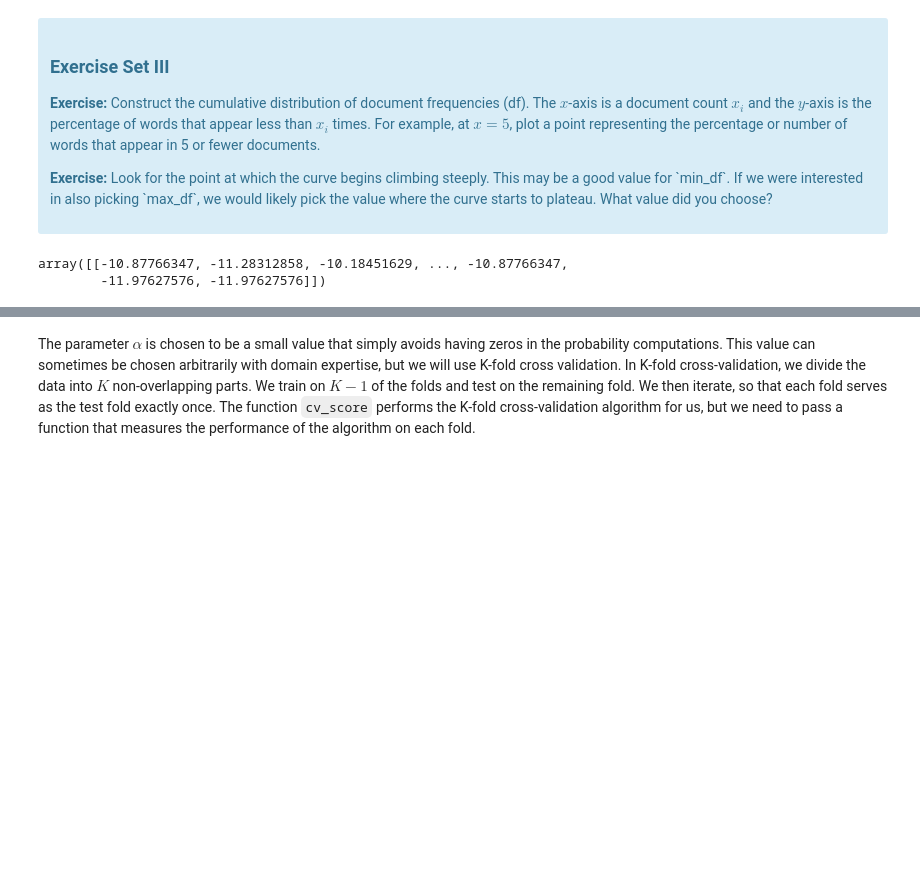
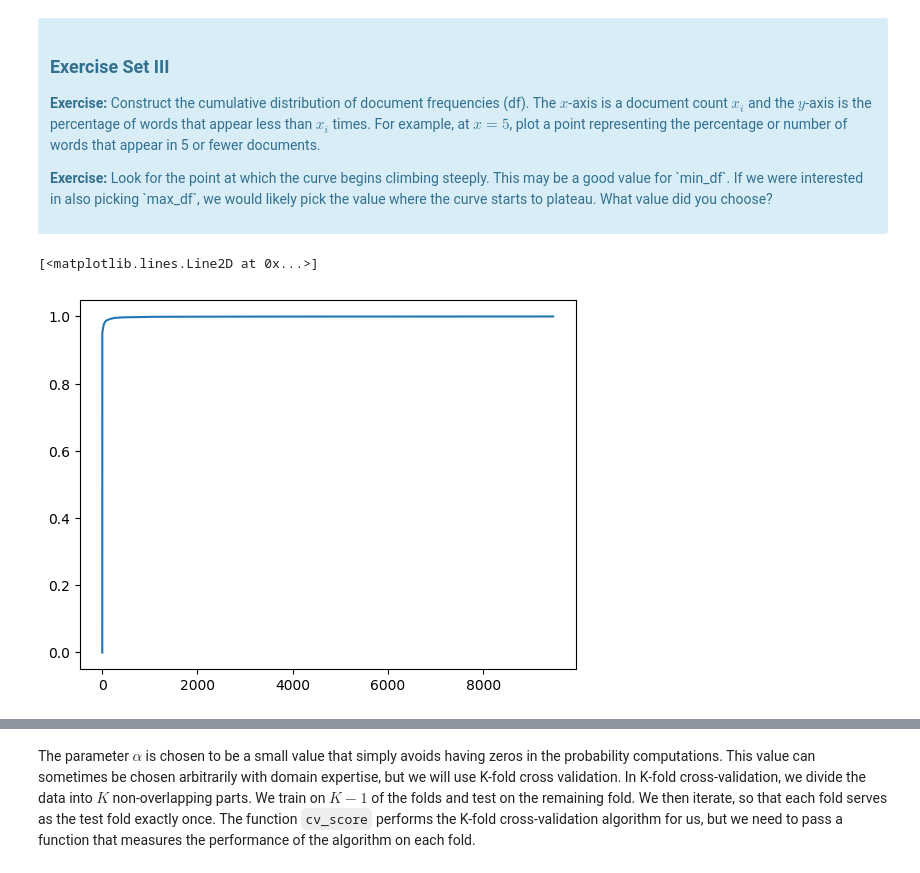
Before and after one commit to monastyrskyy/bootcamp_repo, a Jupyter notebook: 10.3Naive_Bayes/Mini_Project_Naive_Bayes.ipynb, the cells around one changed output, grey strips where cells are left out. Saved outputs shown, nothing was run; the diff lists cells and outputs as text; code cells hidden in the pictures; blank space fills up the shorter version.

```diff
--- a/10.3Naive_Bayes/Mini_Project_Naive_Bayes.ipynb
+++ b/10.3Naive_Bayes/Mini_Project_Naive_Bayes.ipynb
@@ -301,9 +301,15 @@ First, let's find an appropriate value for `min_df` for the `CountVectorizer`. `
 
 <p><b>Exercise:</b> Look for the point at which the curve begins climbing steeply. This may be a good value for `min_df`. If we were interested in also picking `max_df`, we would likely pick the value where the curve starts to plateau. What value did you choose?</p>
 </div>
-# %%
-# Your turn.
-nb.coef_
-# %% [output]
-array([[-10.87766347, -11.28312858, -10.18451629, ..., -10.87766347,
-        -11.97627576, -11.97627576]])
+# %%
+# Your turn.
+new_data = list(sorted((X > 0).sum(axis=0).reshape(-1).tolist()[0]))
+rows, features = X.shape
+height, axis = np.histogram(new_data, bins=len(np.unique(new_data)))
+cumhist = np.cumsum(height * 1, axis=0) / features
+axis = np.insert(axis, 0, 0)
+cumhist = np.insert(cumhist, 0, 0)
+plt.plot(axis[:-1], cumhist)
+# %% [output]
+[<matplotlib.lines.Line2D at 0x...>]
+[figure, added]
```
Also changed, not shown: parts of 16 cells of this notebook.
